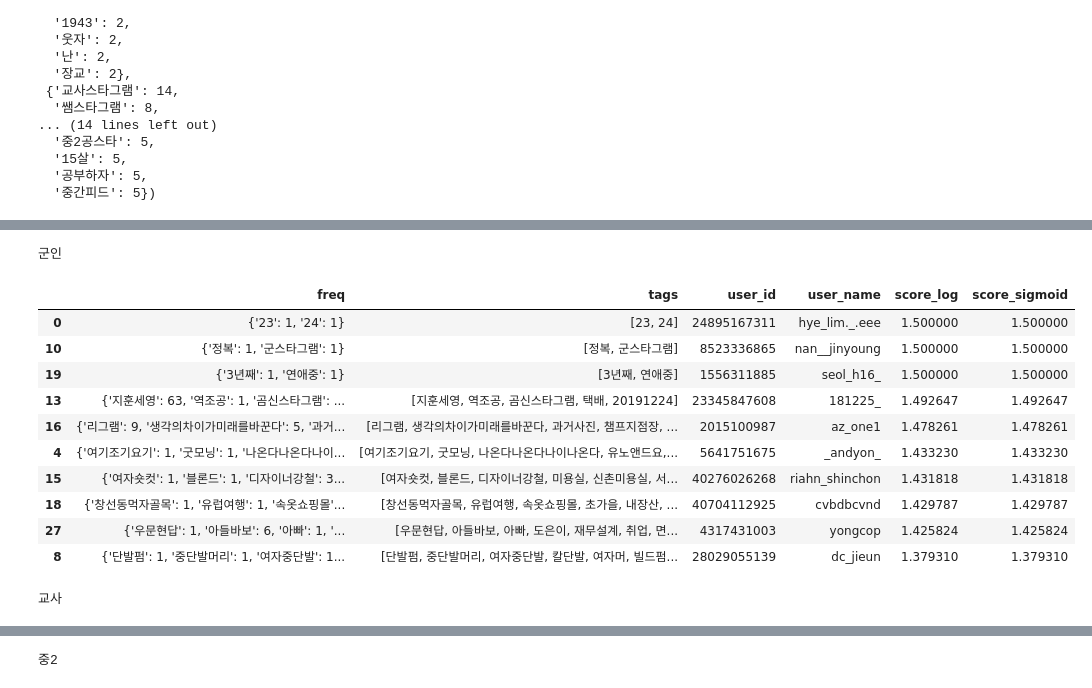
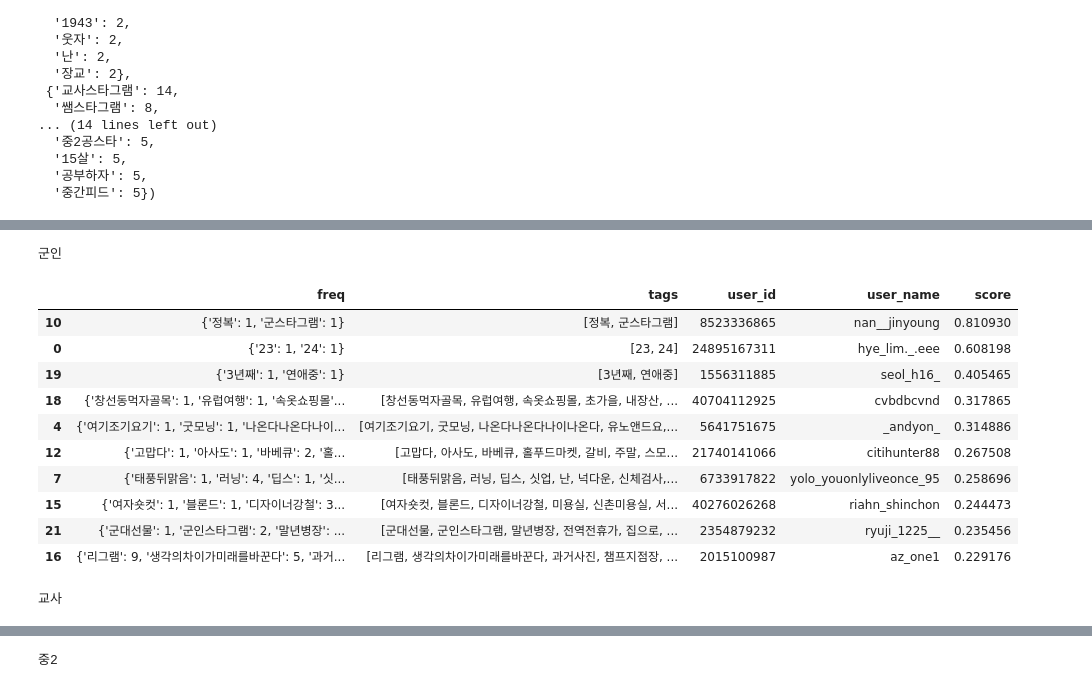
Before and after one commit to Dev-hottae/insta_profiling, a Jupyter notebook: data_crawling/user_filtering.ipynb, the cells around one changed output, grey strips where cells are left out. Cells and saved outputs as stored; diff of their text form; code cells hidden in the pictures.

```diff
--- a/data_crawling/user_filtering.ipynb
+++ b/data_crawling/user_filtering.ipynb
@@ -307,23 +243,21 @@ for i in range(N_category):
 # %%
-# 최종 필터링 결과
-
 print('군인')
-display(df0.sort_values(by='score_sigmoid', ascending=False).head(10))
+display(df0.sort_values(by='score', ascending=False).head(10))
 print('교사')
-display(df1.sort_values(by='score_sigmoid', ascending=False).head(10))
+display(df1.sort_values(by='score', ascending=False).head(10))
 print('중2')
-display(df2.sort_values(by='score_sigmoid', ascending=False).head(10))
+display(df2.sort_values(by='score', ascending=False).head(10))
 # %% [output]
 군인
-|  | freq | tags | user_id | user_name | score_log | score_sigmoid |
-| 0 | {'23': 1, '24': 1} | [23, 24] | 24895167311 | hye_lim._.eee | 1.500000 | 1.500000 |
-| 10 | {'정복': 1, '군스타그램': 1} | [정복, 군스타그램] | 8523336865 | nan__jinyoung | 1.500000 | 1.500000 |
-| 19 | {'3년째': 1, '연애중': 1} | [3년째, 연애중] | 1556311885 | seol_h16_ | 1.500000 | 1.500000 |
-| 13 | {'지훈세영': 63, '역조공': 1, '곰신스타그램': ... | [지훈세영, 역조공, 곰신스타그램, 택배, 20191224] | 23345847608 | 181225_ | 1.492647 | 1.492647 |
-| 16 | {'리그램': 9, '생각의차이가미래를바꾼다': 5, '과거... | [리그램, 생각의차이가미래를바꾼다, 과거사진, 챔프지점장, ... | 2015100987 | az_one1 | 1.478261 | 1.478261 |
-| 4 | {'여기조기요기': 1, '굿모닝': 1, '나온다나온다나이... | [여기조기요기, 굿모닝, 나온다나온다나이나온다, 유노앤드요,... | 5641751675 | _andyon_ | 1.433230 | 1.433230 |
-| 15 | {'여자숏컷': 1, '블론드': 1, '디자이너강철': 3... | [여자숏컷, 블론드, 디자이너강철, 미용실, 신촌미용실, 서... | 40276026268 | riahn_shinchon | 1.431818 | 1.431818 |
-| 18 | {'창선동먹자골목': 1, '유럽여행': 1, '속옷쇼핑몰'... | [창선동먹자골목, 유럽여행, 속옷쇼핑몰, 초가을, 내장산, ... | 40704112925 | cvbdbcvnd | 1.429787 | 1.429787 |
-| 27 | {'우문현답': 1, '아들바보': 6, '아빠': 1, '... | [우문현답, 아들바보, 아빠, 도은이, 재무설계, 취업, 면... | 4317431003 | yongcop | 1.425824 | 1.425824 |
-| 8 | {'단발펌': 1, '중단발머리': 1, '여자중단발': 1... | [단발펌, 중단발머리, 여자중단발, 칼단발, 여자머, 빌드펌... | 28029055139 | dc_jieun | 1.379310 | 1.379310 |
+|  | freq | tags | user_id | user_name | score |
+| 10 | {'정복': 1, '군스타그램': 1} | [정복, 군스타그램] | 8523336865 | nan__jinyoung | 0.810930 |
+| 0 | {'23': 1, '24': 1} | [23, 24] | 24895167311 | hye_lim._.eee | 0.608198 |
+| 19 | {'3년째': 1, '연애중': 1} | [3년째, 연애중] | 1556311885 | seol_h16_ | 0.405465 |
+| 18 | {'창선동먹자골목': 1, '유럽여행': 1, '속옷쇼핑몰'... | [창선동먹자골목, 유럽여행, 속옷쇼핑몰, 초가을, 내장산, ... | 40704112925 | cvbdbcvnd | 0.317865 |
+| 4 | {'여기조기요기': 1, '굿모닝': 1, '나온다나온다나이... | [여기조기요기, 굿모닝, 나온다나온다나이나온다, 유노앤드요,... | 5641751675 | _andyon_ | 0.314886 |
+| 12 | {'고맙다': 1, '아사도': 1, '바베큐': 2, '홀... | [고맙다, 아사도, 바베큐, 홀푸드마켓, 갈비, 주말, 스모... | 21740141066 | citihunter88 | 0.267508 |
+| 7 | {'태풍뒤맑음': 1, '러닝': 4, '딥스': 1, '싯... | [태풍뒤맑음, 러닝, 딥스, 싯업, 난, 넉다운, 신체검사,... | 6733917822 | yolo_youonlyliveonce_95 | 0.258696 |
+| 15 | {'여자숏컷': 1, '블론드': 1, '디자이너강철': 3... | [여자숏컷, 블론드, 디자이너강철, 미용실, 신촌미용실, 서... | 40276026268 | riahn_shinchon | 0.244473 |
+| 21 | {'군대선물': 1, '군인스타그램': 2, '말년병장': ... | [군대선물, 군인스타그램, 말년병장, 전역전휴가, 집으로, ... | 2354879232 | ryuji_1225__ | 0.235456 |
+| 16 | {'리그램': 9, '생각의차이가미래를바꾼다': 5, '과거... | [리그램, 생각의차이가미래를바꾼다, 과거사진, 챔프지점장, ... | 2015100987 | az_one1 | 0.229176 |
 교사
```
Also changed, not shown: parts of 31 cells of this notebook.
